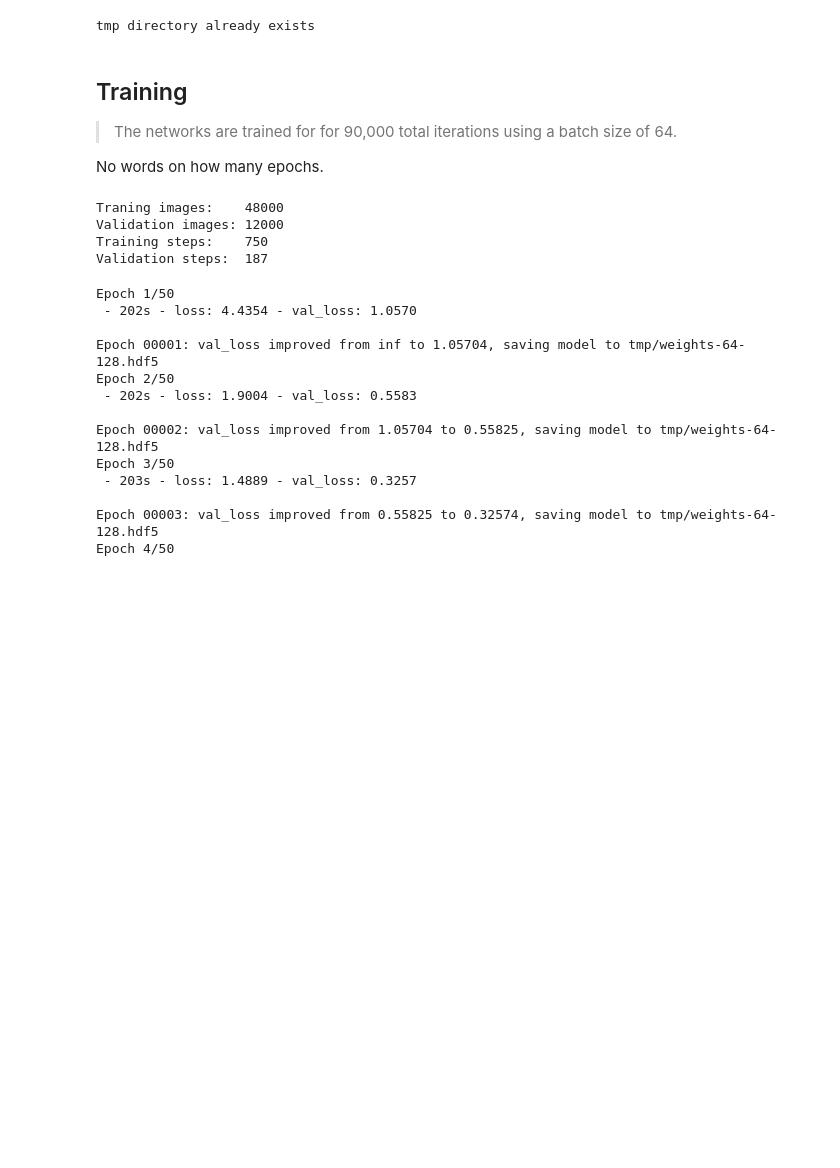
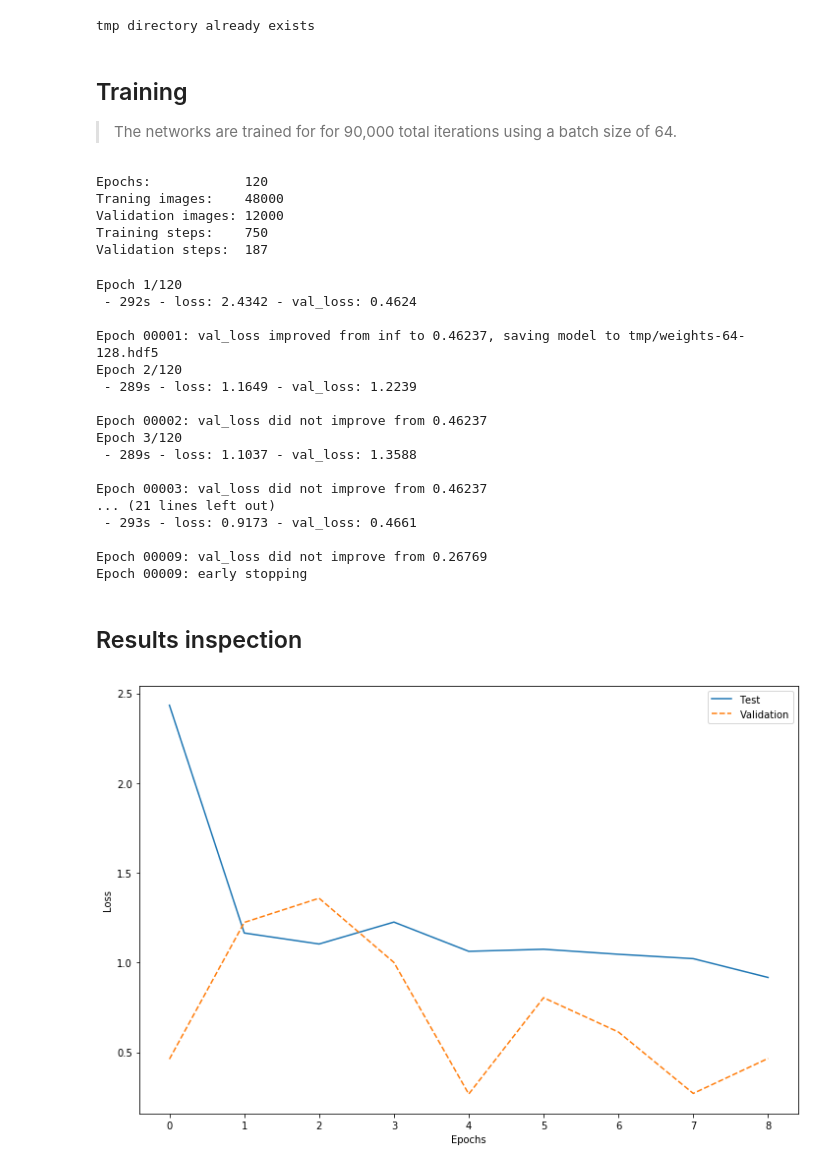
Before and after one commit to tristaaan/stitch-eval, a Jupyter notebook: notebooks/HomograpyNet.ipynb, the cells around one changed output. Cells and saved outputs as stored; diff of their text form; code cells hidden in the pictures; blank space fills up the shorter version.

Commit message:
change to loss method, results section

```diff
--- a/notebooks/HomograpyNet.ipynb
+++ b/notebooks/HomograpyNet.ipynb
@@ -97,7 +97,7 @@ from keras.layers.convolutional import Conv2D
 import keras.backend as K
 
 def euclidean_distance(y_true, y_pred):
-    return K.sqrt(K.maximum(K.sum(K.square(y_pred - y_true), axis=-1, keepdims=True), K.epsilon()))
+    return K.sqrt(K.sum(K.square(y_pred - y_true), axis=-1, keepdims=True))
 
 def conv_block(m, filters):
     kernel = (3, 3)
@@ -130,11 +130,11 @@ def homography_regression_model(input_dims):
     return Model(inputs=input_layer, outputs=[out])
 # %%
 from keras.optimizers import SGD
-from skimage.io import imread
 
 img_size = (128, 128)
 
-opt = SGD(lr=0.005, momentum=0.9, decay=0.0015)
+# opt = SGD(lr=0.005, momentum=0.9, decay=0.0015)
+opt = SGD(lr=0.005, momentum=0.9)
 
 my_model = homography_regression_model(img_size)
 my_model.compile(optimizer=opt, loss=euclidean_distance)
@@ -167,7 +167,7 @@ from os import path
 from keras.callbacks import ModelCheckpoint, Callback, EarlyStopping
 from keras.preprocessing.image import img_to_array, load_img
 from keras.utils import Sequence
-from skimage.transform import resize, rotate
+from skimage.transform import rotate
 
 def h_string_to_arr(s):
     return np.array(list(map(lambda x: np.float32(x), row['h'].split(','))))
@@ -215,7 +215,7 @@ class DataGenerator(Sequence):
             y[j] = h_string_to_arr(h_str)
         return (X, y)
 
-early_stopping = EarlyStopping(monitor='val_loss', patience=5, verbose=1, mode='auto')
+early_stopping = EarlyStopping(monitor='val_loss', patience=4, verbose=1, mode='auto')
 
 # create weights file if it doesn't exist for ModelCheckpoint
 from os import mkdir
@@ -231,14 +231,14 @@ tmp directory already exists
 ## Training
 
 > The networks are trained for for 90,000 total iterations using a batch size of 64.
-
-No words on how many epochs.
 # %%
 batch_size = 64
-epochs     = 50
+total_iterations = 90000
 
 steps_per_epoch  = int(len(train_paths) / batch_size)
 validation_steps = int(len(valid_paths) / batch_size)
+
+epochs = int(total_iterations / steps_per_epoch)
 
 training_generator   = DataGenerator(train_paths, batch_size, img_size, original_data_dir)
 validation_generator = DataGenerator(valid_paths, batch_size, img_size, original_data_dir)
@@ -248,11 +248,13 @@ checkpointer = ModelCheckpoint(filepath=('tmp/weights-%d-%d.hdf5' %
                                          (batch_size, img_size[0])),
                                verbose=1, save_best_only=True)
 
+print('Epochs:            %d' % epochs)
 print('Traning images:    %d' % len(train_paths))
 print('Validation images: %d' % len(valid_paths))
 print('Training steps:    %d' % steps_per_epoch)
 print('Validation steps:  %d' % validation_steps)
 # %% [output]
+Epochs:            120
 Traning images:    48000
 Validation images: 12000
 Training steps:    750
@@ -266,16 +268,35 @@ hist = my_model.fit_generator(training_generator,
                               callbacks=[history, checkpointer, early_stopping]
                              )
 # %% [output]
-Epoch 1/50
- - 202s - loss: 4.4354 - val_loss: 1.0570
+Epoch 1/120
+ - 292s - loss: 2.4342 - val_loss: 0.4624
 
-Epoch 00001: val_loss improved from inf to 1.05704, saving model to tmp/weights-64-128.hdf5
-Epoch 2/50
- - 202s - loss: 1.9004 - val_loss: 0.5583
+Epoch 00001: val_loss improved from inf to 0.46237, saving model to tmp/weights-64-128.hdf5
+Epoch 2/120
+ - 289s - loss: 1.1649 - val_loss: 1.2239
 
-Epoch 00002: val_loss improved from 1.05704 to 0.55825, saving model to tmp/weights-64-128.hdf5
-Epoch 3/50
- - 203s - loss: 1.4889 - val_loss: 0.3257
+Epoch 00002: val_loss did not improve from 0.46237
+Epoch 3/120
+ - 289s - loss: 1.1037 - val_loss: 1.3588
 
-Epoch 00003: val_loss improved from 0.55825 to 0.32574, saving model to tmp/weights-64-128.hdf5
-Epoch 4/50
+Epoch 00003: val_loss did not improve from 0.46237
+... (21 lines left out)
+ - 293s - loss: 0.9173 - val_loss: 0.4661
+
+Epoch 00009: val_loss did not improve from 0.26769
+Epoch 00009: early stopping
+# %% [markdown]
+## Results inspection
+# %%
+import matplotlib.pylab as plt
+%matplotlib inline
+
+plt.figure(figsize=(12,8))
+plt.plot(hist.epoch,hist.history['loss'],    label='Test')
+plt.plot(hist.epoch,hist.history['val_loss'],label='Validation',linestyle='--')
+plt.xlabel('Epochs')
+plt.ylabel('Loss')
+plt.legend()
+plt.show()
+# %% [output]
+[figure, added]
```
Also changed, not shown: parts of 2 cells of this notebook.
